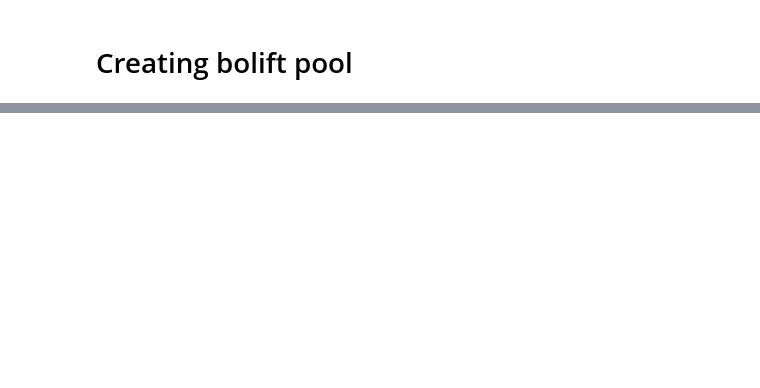
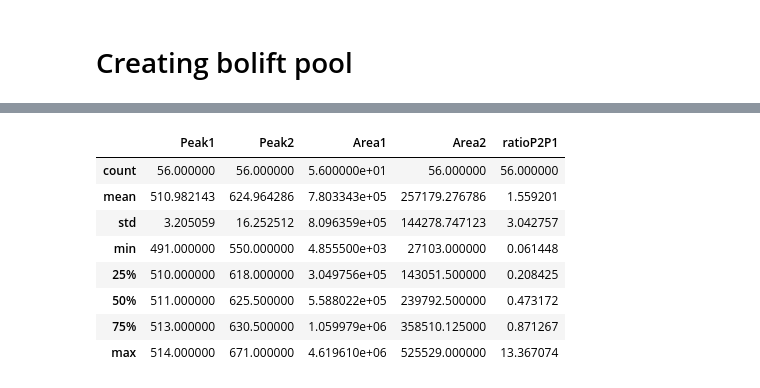
Before and after one commit to maykcaldas/BioNano-DOE, a Jupyter notebook: AgML/process_data.ipynb, the cells around one changed output, grey strips where cells are left out. Drawn from its saved outputs; the diff is of its cells as text; code cells hidden in the pictures; blank space fills up the shorter version.

```diff
--- a/AgML/process_data.ipynb
+++ b/AgML/process_data.ipynb
@@ -230,0 +240,12 @@ cloudpickle.dump(pool, open('Data/pool.pkl', 'wb'))
+# %%
+df[['Peak1', "Peak2", "Area1", "Area2", "ratioP2P1"]].describe()
+# %% [output]
+|  | Peak1 | Peak2 | Area1 | Area2 | ratioP2P1 |
+| count | 56.000000 | 56.000000 | 5.600000e+01 | 56.000000 | 56.000000 |
+| mean | 510.982143 | 624.964286 | 7.803343e+05 | 257179.276786 | 1.559201 |
+| std | 3.205059 | 16.252512 | 8.096359e+05 | 144278.747123 | 3.042757 |
+| min | 491.000000 | 550.000000 | 4.855500e+03 | 27103.000000 | 0.061448 |
+| 25% | 510.000000 | 618.000000 | 3.049756e+05 | 143051.500000 | 0.208425 |
+| 50% | 511.000000 | 625.500000 | 5.588022e+05 | 239792.500000 | 0.473172 |
+| 75% | 513.000000 | 630.500000 | 1.059979e+06 | 358510.125000 | 0.871267 |
+| max | 514.000000 | 671.000000 | 4.619610e+06 | 525529.000000 | 13.367074 |
```
Also changed, not shown: parts of 8 cells of this notebook, 9 other files.
